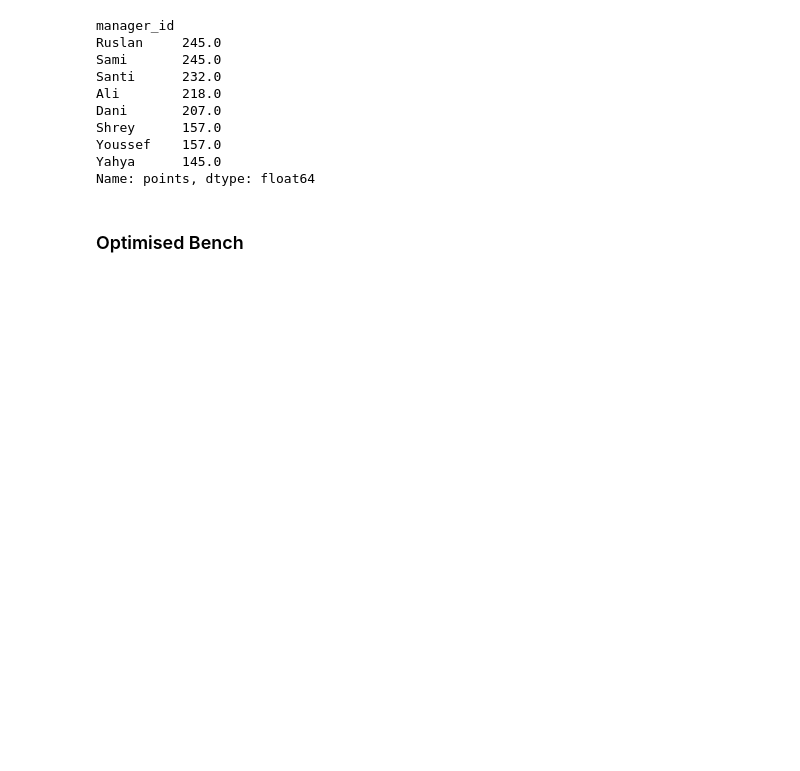
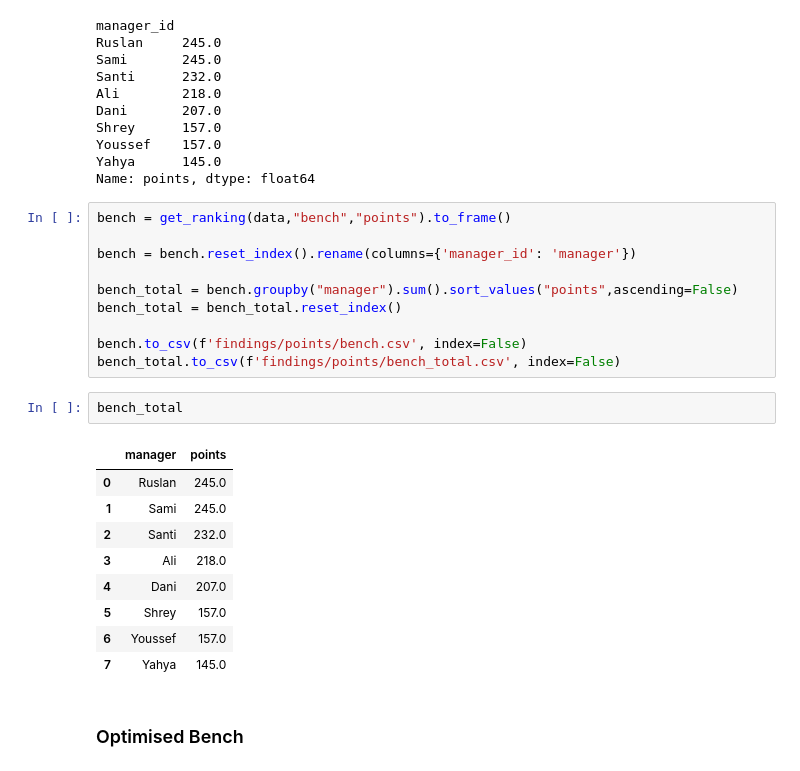
Before and after one commit to notvikke/master_2023, a Jupyter notebook: fpl/fpl_findings.ipynb, the cells around one changed output. Saved outputs shown, nothing was run; the diff lists cells and outputs as text; blank space fills up the shorter version.

```diff
--- a/fpl/fpl_findings.ipynb
+++ b/fpl/fpl_findings.ipynb
@@ -236,6 +251,28 @@ Shrey      157.0
 Youssef    157.0
 Yahya      145.0
 Name: points, dtype: float64
+# %%
+bench = get_ranking(data,"bench","points").to_frame()
+
+bench = bench.reset_index().rename(columns={'manager_id': 'manager'})
+
+bench_total = bench.groupby("manager").sum().sort_values("points",ascending=False)
+bench_total = bench_total.reset_index()
+
+bench.to_csv(f'findings/points/bench.csv', index=False)
+bench_total.to_csv(f'findings/points/bench_total.csv', index=False)
+# %%
+bench_total
+# %% [output]
+|  | manager | points |
+| 0 | Ruslan | 245.0 |
+| 1 | Sami | 245.0 |
+| 2 | Santi | 232.0 |
+| 3 | Ali | 218.0 |
+| 4 | Dani | 207.0 |
+| 5 | Shrey | 157.0 |
+| 6 | Youssef | 157.0 |
+| 7 | Yahya | 145.0 |
 # %% [markdown]
 ### Optimised Bench
 # %%
```
Also changed, not shown: parts of 11 cells of this notebook, 23 other files.
